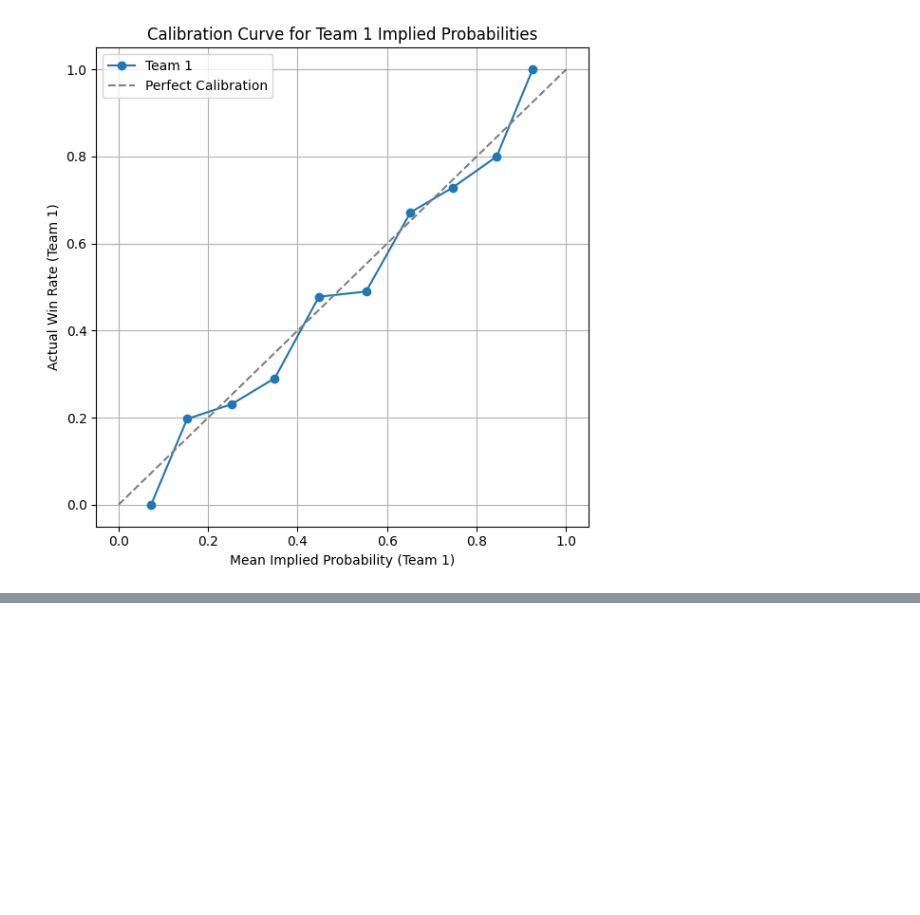
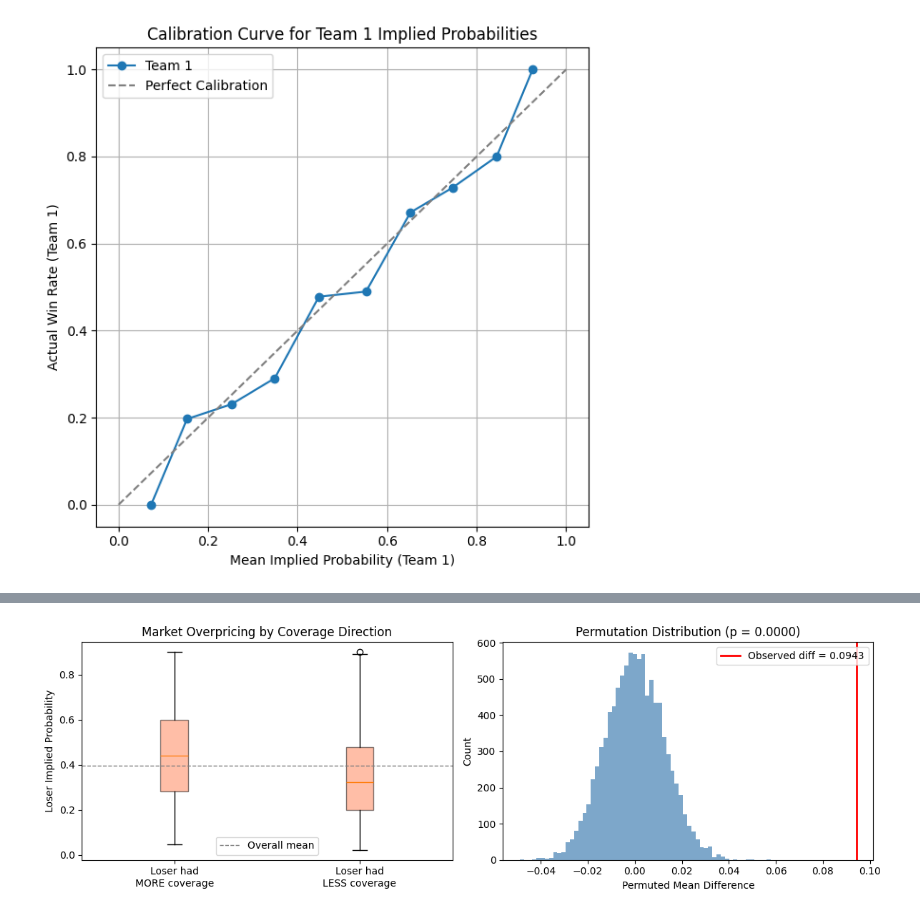
Before and after one commit to nfairhart/ICS_604_Final, a Jupyter notebook: nick_analysis.ipynb, the cells around one changed output, grey strips where cells are left out. Cells and saved outputs as stored; diff of their text form; code cells hidden in the pictures; blank space fills up the shorter version.

```diff
--- a/nick_analysis.ipynb
+++ b/nick_analysis.ipynb
@@ -142,0 +314,27 @@ plt.show()
+# %%
+fig, axes = plt.subplots(1, 2, figsize=(12, 4))
+
+# Box plot comparison
+axes[0].boxplot([pos_vals, neg_vals], labels=['Loser had\nMORE coverage', 'Loser had\nLESS coverage'],
+                patch_artist=True,
+                boxprops=dict(facecolor='coral', alpha=0.5))
+axes[0].set_ylabel('Loser Implied Probability')
+axes[0].set_title('Market Overpricing by Coverage Direction')
+axes[0].axhline(df['loser_implied_prob'].mean(), color='gray', linestyle='--', linewidth=1,
+                label='Overall mean')
+axes[0].legend()
+
+# Permutation distribution
+axes[1].hist(perm_diffs, bins=60, edgecolor='none', alpha=0.7, color='steelblue')
+axes[1].axvline(observed_diff, color='red', linewidth=2,
+                label=f'Observed diff = {observed_diff:.4f}')
+axes[1].set_xlabel('Permuted Mean Difference')
+axes[1].set_ylabel('Count')
+axes[1].set_title(f'Permutation Distribution (p = {p_val_permutation:.4f})')
+axes[1].legend()
+
+plt.tight_layout()
+plt.savefig('fig_hypothesis_media.png', dpi=150, bbox_inches='tight')
+plt.show()
+# %% [output]
+[figure, added]
```
Also changed, not shown: parts of 27 cells of this notebook, 11 other files.
